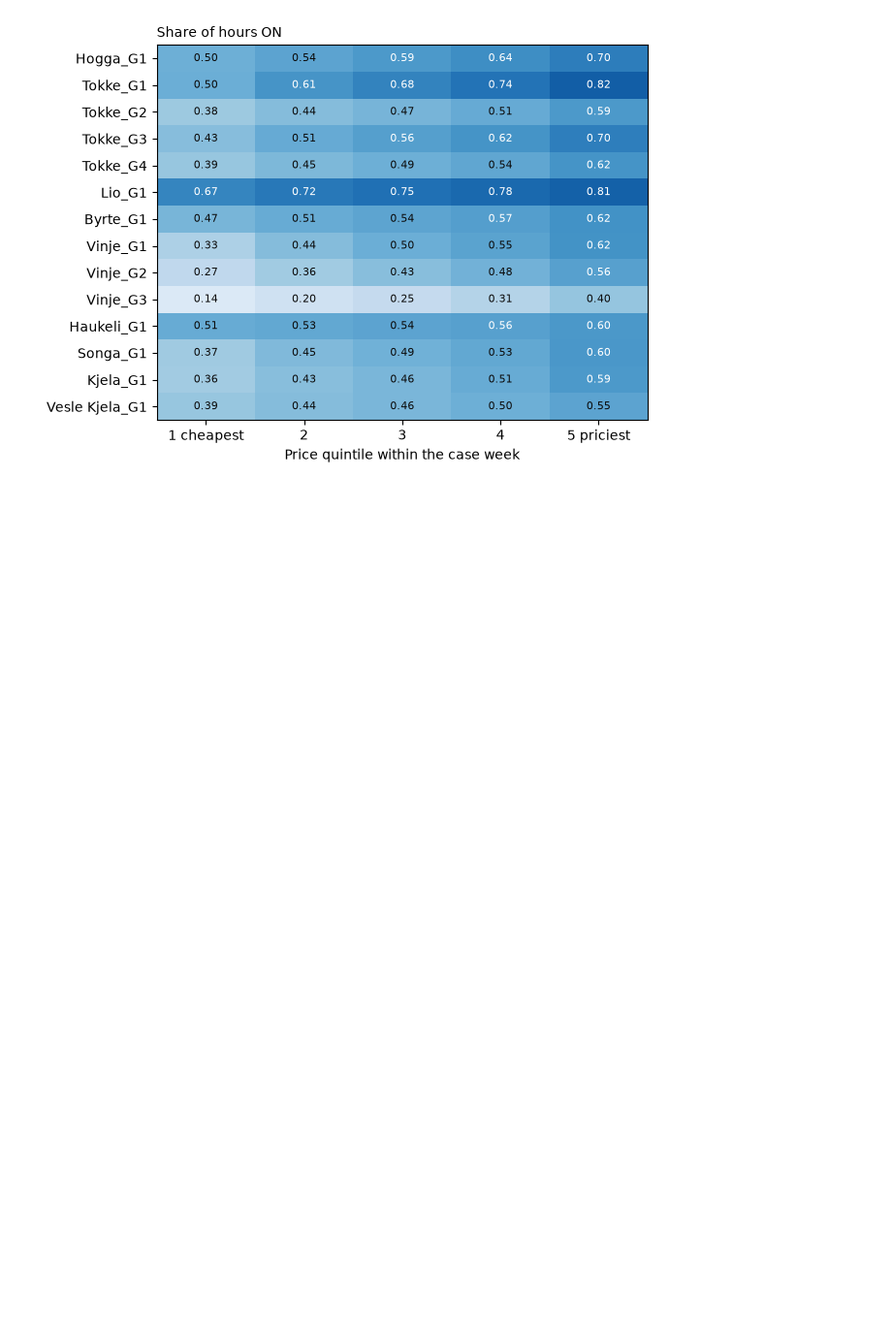
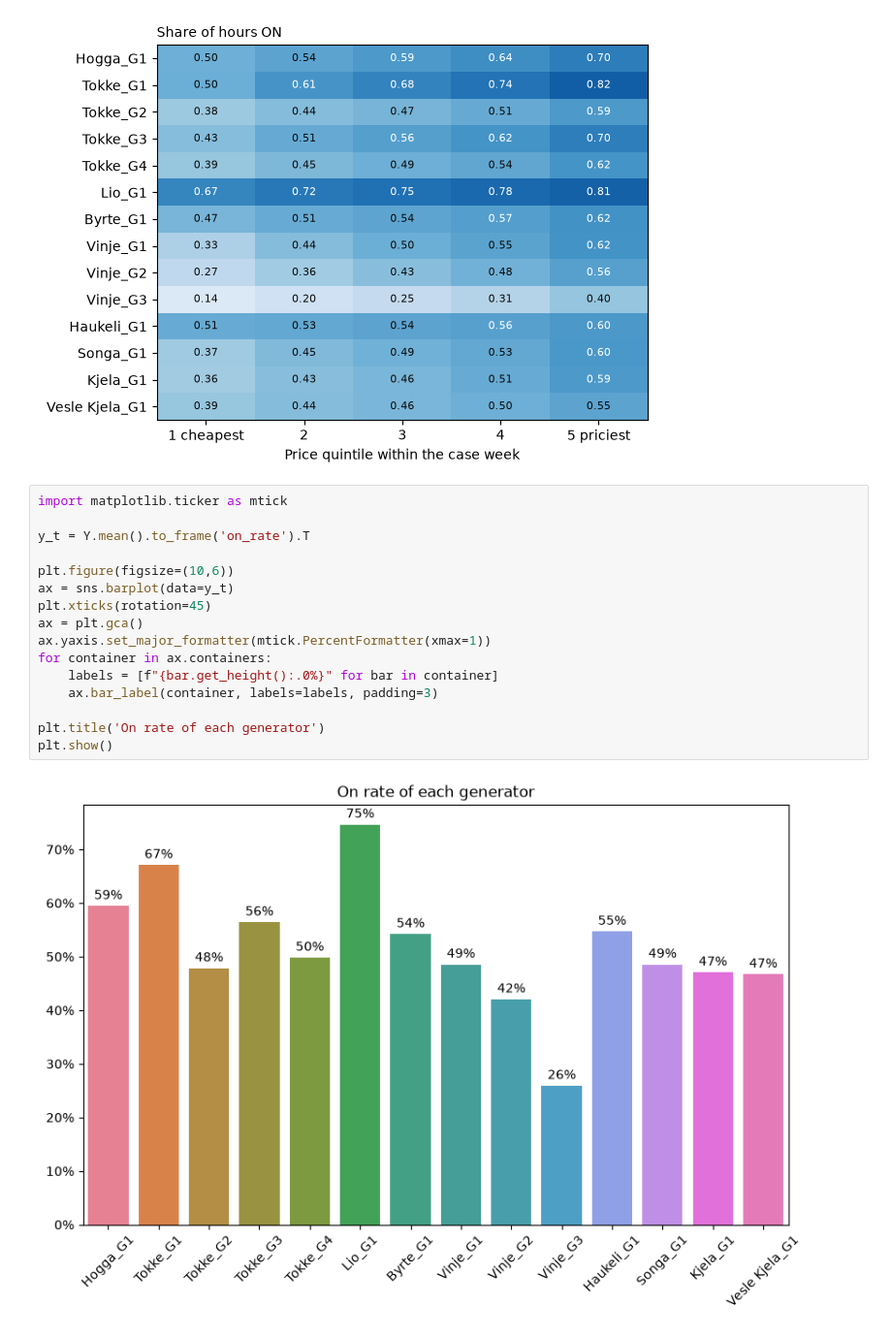
Before and after one commit to LukaAgostini/MMLP_project, a Jupyter notebook: notebook/EDA_Luca.ipynb, the cells around one changed output. Shown at 97% size. Cells and saved outputs as stored; diff of their text form; blank space fills up the shorter version.

```diff
--- a/notebook/EDA_Luca.ipynb
+++ b/notebook/EDA_Luca.ipynb
@@ -895,3 +895,21 @@ plt.tight_layout()
 plt.show()
 # %% [output]
 [figure]
+# %%
+import matplotlib.ticker as mtick
+
+y_t = Y.mean().to_frame('on_rate').T
+
+plt.figure(figsize=(10,6))
+ax = sns.barplot(data=y_t)
+plt.xticks(rotation=45)
+ax = plt.gca()
+ax.yaxis.set_major_formatter(mtick.PercentFormatter(xmax=1))
+for container in ax.containers:
+    labels = [f"{bar.get_height():.0%}" for bar in container]
+    ax.bar_label(container, labels=labels, padding=3)
+
+plt.title('On rate of each generator')
+plt.show()
+# %% [output]
+[figure, added]
```
Also changed, not shown: 2 other files.
